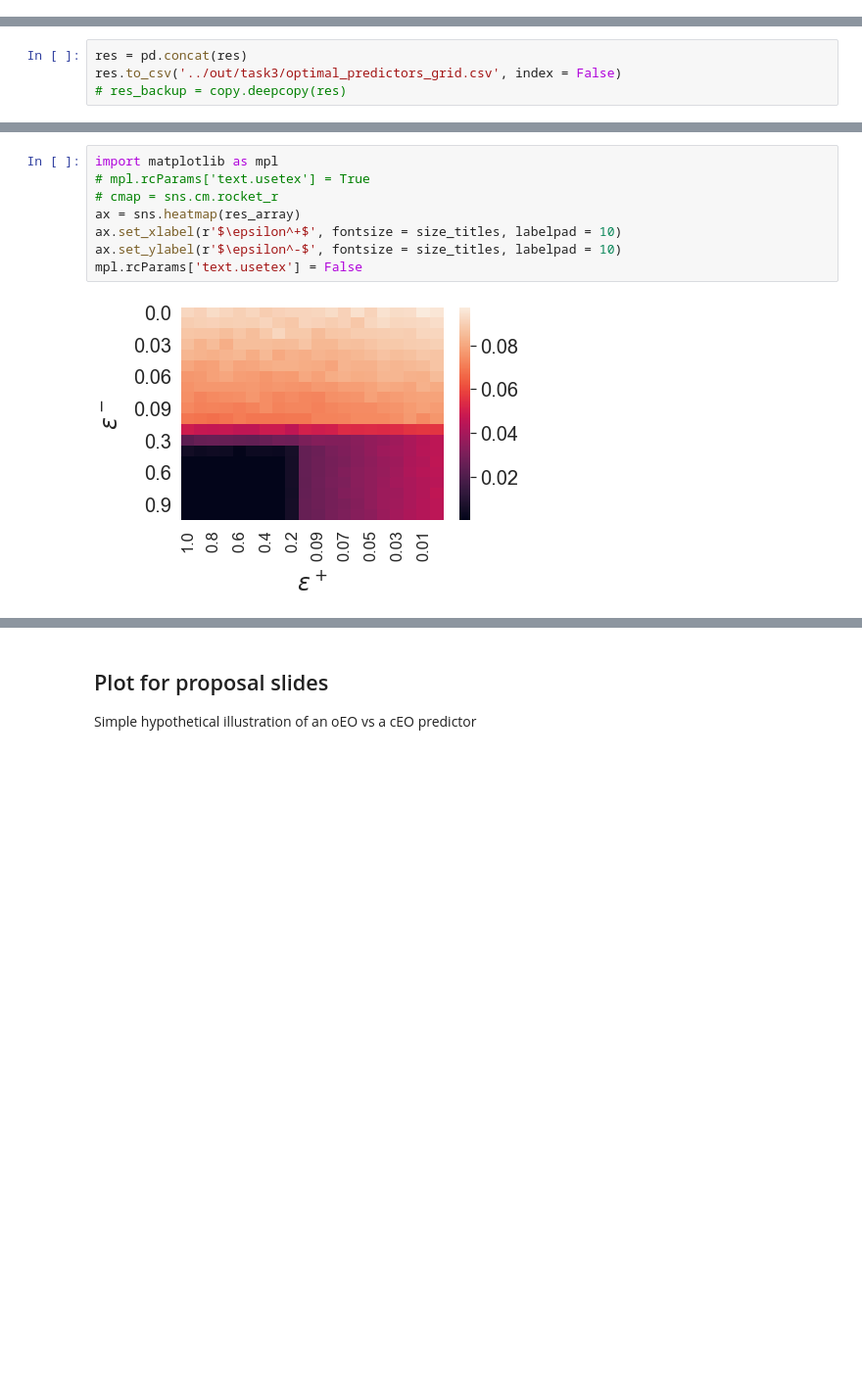
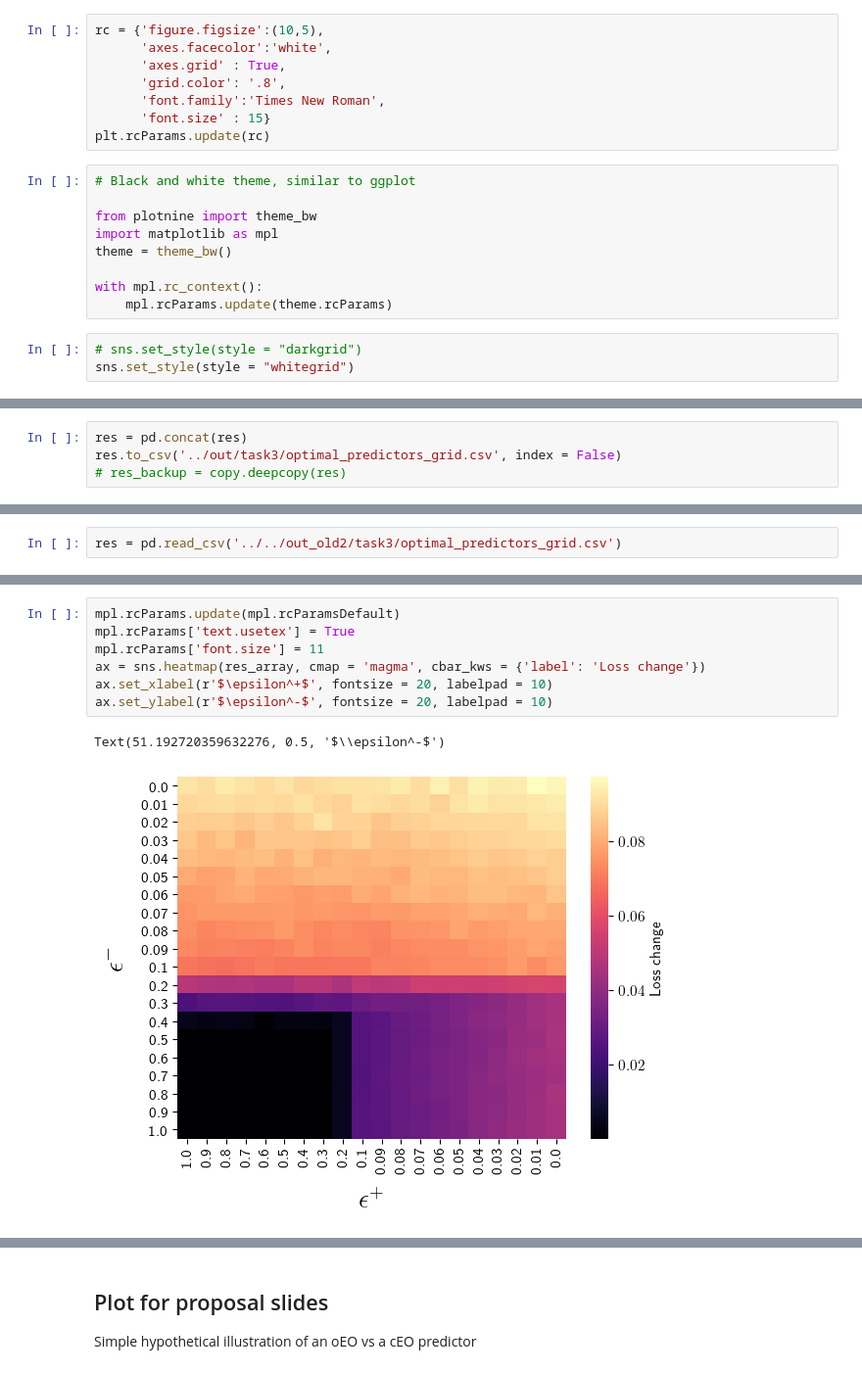
Before and after one commit to amishler/Post-Processed-Fair-Predictors, a Jupyter notebook: post_processed_fair_predictors.ipynb, the cells around one changed output, grey strips where cells are left out. Shown at 98% size. Drawn from its saved outputs; the diff is of its cells as text; blank space fills up the shorter version.

```diff
--- a/post_processed_fair_predictors.ipynb
+++ b/post_processed_fair_predictors.ipynb
@@ -1957,3 +2029,23 @@ rcParams['ytick.labelsize'] = 20
+# %%
+rc = {'figure.figsize':(10,5),
+      'axes.facecolor':'white',
+      'axes.grid' : True,
+      'grid.color': '.8',
+      'font.family':'Times New Roman',
+      'font.size' : 15}
+plt.rcParams.update(rc)
+# %%
+# Black and white theme, similar to ggplot
+
+from plotnine import theme_bw
+import matplotlib as mpl
+theme = theme_bw()
+
+with mpl.rc_context():
+    mpl.rcParams.update(theme.rcParams)
+# %%
+# sns.set_style(style = "darkgrid")
+sns.set_style(style = "whitegrid")
 # %% [markdown]
 ## Task (1) plots
 
@@ -2376,3 +2547,5 @@ res.to_csv('../out/task3/optimal_predictors_grid.csv', index = False)
+# %%
+res = pd.read_csv('../../out_old2/task3/optimal_predictors_grid.csv')
 # %%
 res_array = res[res.metric == 'risk_change'].pivot(index='epsilon_neg',
                                                    columns='epsilon_pos',
@@ -2383,10 +2584,10 @@ res_array = res_array.reindex(sorted(res_array.columns, reverse = True), axis =
 # %%
-import matplotlib as mpl
-# mpl.rcParams['text.usetex'] = True
-# cmap = sns.cm.rocket_r
-ax = sns.heatmap(res_array)
-ax.set_xlabel(r'$\epsilon^+$', fontsize = size_titles, labelpad = 10)
-ax.set_ylabel(r'$\epsilon^-$', fontsize = size_titles, labelpad = 10)
-mpl.rcParams['text.usetex'] = False
+mpl.rcParams.update(mpl.rcParamsDefault)
+mpl.rcParams['text.usetex'] = True
+mpl.rcParams['font.size'] = 11
+ax = sns.heatmap(res_array, cmap = 'magma', cbar_kws = {'label': 'Loss change'})
+ax.set_xlabel(r'$\epsilon^+$', fontsize = 20, labelpad = 10)
+ax.set_ylabel(r'$\epsilon^-$', fontsize = 20, labelpad = 10)
 # %% [output]
+Text(51.192720359632276, 0.5, '$\\epsilon^-$')
-[figure, old version]
+[figure, new version]
```
Also changed, not shown: parts of 61 cells of this notebook, 3 other files.
